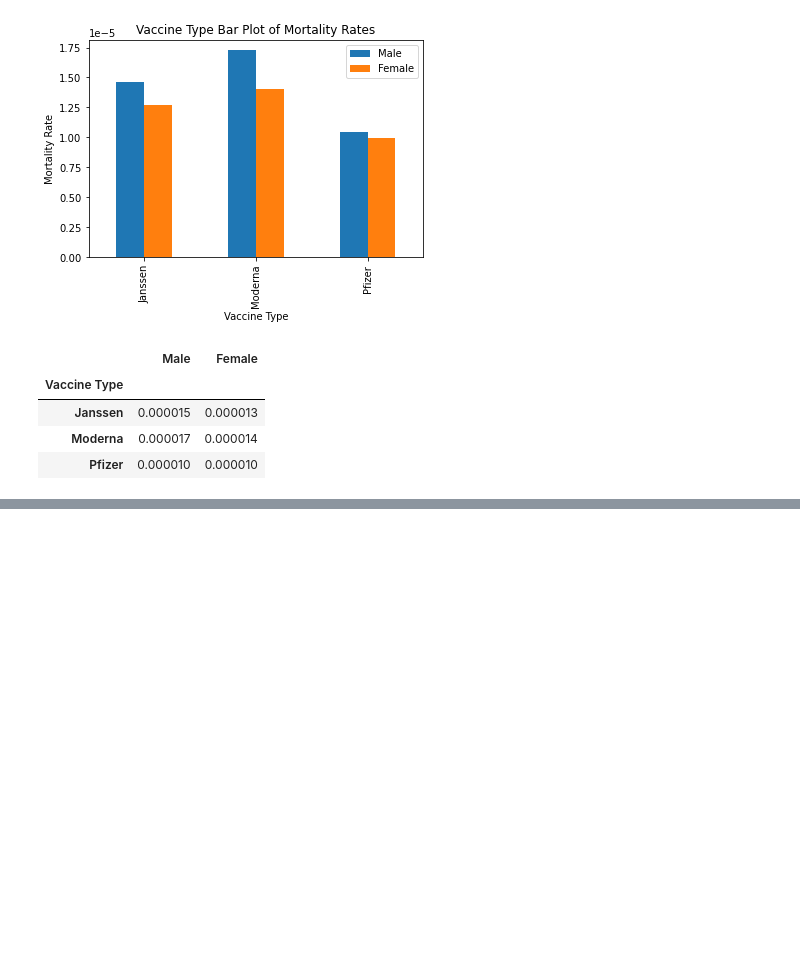
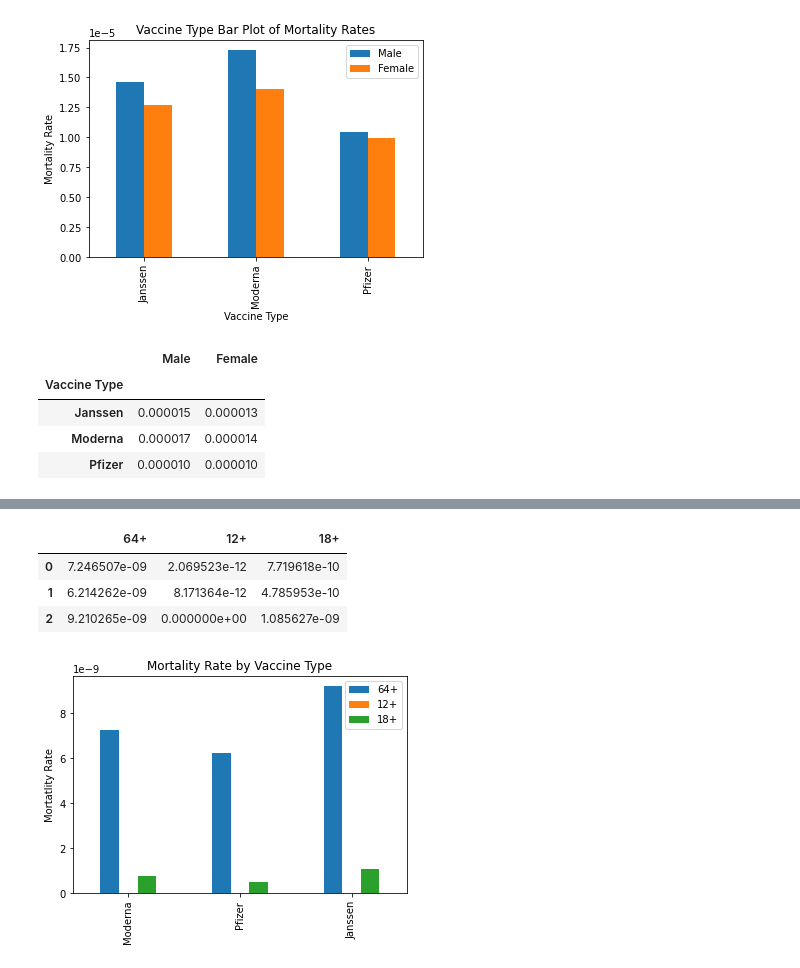
Before and after one commit to DataTortuga/COVID19-Vaccine-Analysis, a Jupyter notebook: Data_Cleaning/COVID19_VACCINE_ADMIN.ipynb, the cells around one changed output, grey strips where cells are left out. Drawn from its saved outputs; the diff is of its cells as text; code cells hidden in the pictures; blank space fills up the shorter version.

```diff
--- a/Data_Cleaning/COVID19_VACCINE_ADMIN.ipynb
+++ b/Data_Cleaning/COVID19_VACCINE_ADMIN.ipynb
@@ -265,0 +386,42 @@ mortality_df.groupby(['Vaccine Type']).sum()
+# %%
+# 64+ All Vaccines
+moderna_64up_rate = moderna_64up_deaths/moderna_64up_total_vax
+pfizer_64up_rate = pfizer_64up_deaths/pfizer_64up_total_vax
+jj_64up_rate = jj_64up_deaths/jj_64up_total_vax
+
+# 12+ All Vaccines
+moderna_12up_rate = moderna_12up_deaths/moderna_12up_total_vax
+pfizer_12up_rate = pfizer_12up_deaths/pfizer_12up_total_vax
+jj_12up_rate = jj_12up_deaths/jj_12up_total_vax
+
+# 18+ All Vaccines
+moderna_18up_rate = moderna_18up_deaths/moderna_18up_total_vax
+pfizer_18up_rate = pfizer_18up_deaths/pfizer_18up_total_vax
+jj_18up_rate = jj_18up_deaths/jj_18up_total_vax
+# %%
+# 64+ All Vaccines
+a64up_mortality_rate = [moderna_64up_rate, pfizer_64up_rate, jj_64up_rate]
+a12up_mortality_rate = [moderna_12up_rate, pfizer_12up_rate, jj_12up_rate]
+a18up_mortality_rate = [moderna_18up_rate, pfizer_18up_rate, jj_18up_rate]
+
+age_df = pd.DataFrame({
+    '64+': a64up_mortality_rate,
+    '12+': a12up_mortality_rate,
+    '18+': a18up_mortality_rate
+})
+
+age_df
+# %% [output]
+|  | 64+ | 12+ | 18+ |
+| 0 | 7.246507e-09 | 2.069523e-12 | 7.719618e-10 |
+| 1 | 6.214262e-09 | 8.171364e-12 | 4.785953e-10 |
+| 2 | 9.210265e-09 | 0.000000e+00 | 1.085627e-09 |
+# %%
+age_df.rename(index={0: 'Moderna', 1: 'Pfizer', 2: 'Janssen'},inplace=True)
+
+age_df.plot.bar()
+plt.ylabel('Mortatlity Rate')
+plt.title('Mortality Rate by Vaccine Type')
+plt.show()
+# %% [output]
+[figure, added]
```
Also changed, not shown: parts of 15 cells of this notebook, 1 other file.
